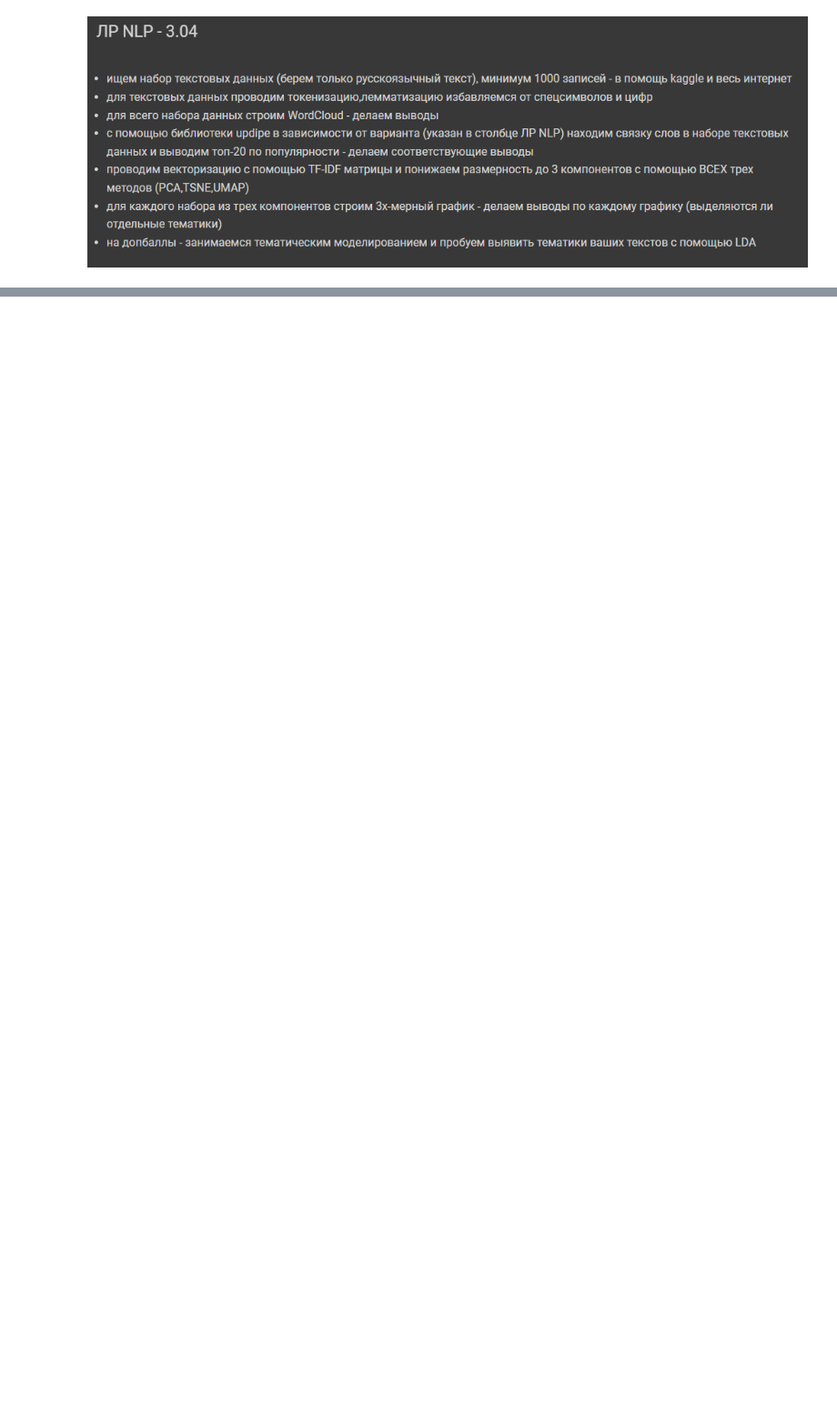
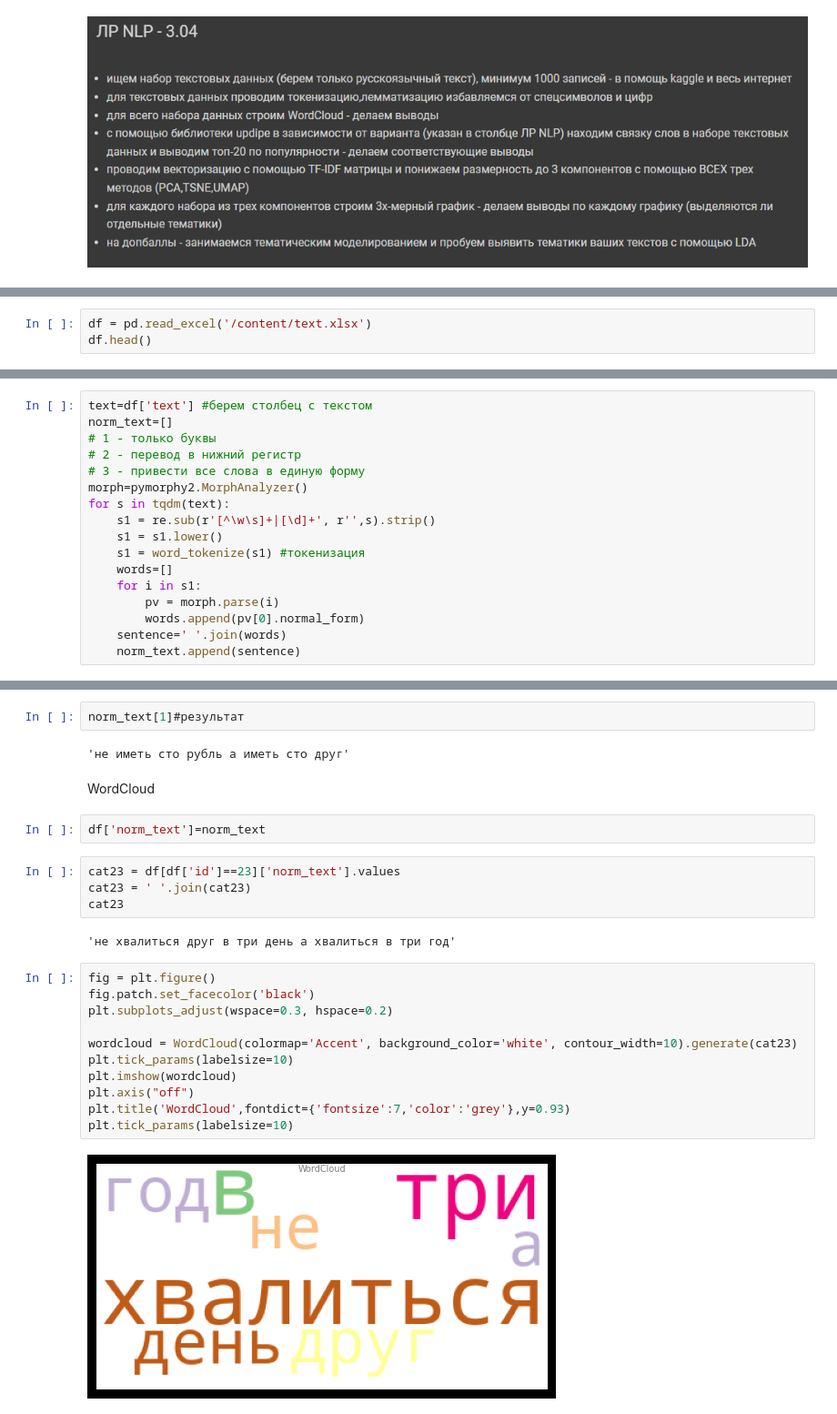
Before and after one commit to polinakochneva1/me_labs_house, a Jupyter notebook: laba_3.ipynb, the cells around one changed output, grey strips where cells are left out. Shown at 91% size. Drawn from its saved outputs; the diff is of its cells as text; blank space fills up the shorter version.

```diff
--- a/laba_3.ipynb
+++ b/laba_3.ipynb
@@ -4,0 +7,3 @@
+# %%
+df = pd.read_excel('/content/text.xlsx')
+df.head()
@@ -4,0 +60,17 @@
+# %%
+text=df['text'] #берем столбец с текстом
+norm_text=[]
+# 1 - только буквы
+# 2 - перевод в нижний регистр
+# 3 - привести все слова в единую форму
+morph=pymorphy2.MorphAnalyzer()
+for s in tqdm(text):
+    s1 = re.sub(r'[^\w\s]+|[\d]+', r'',s).strip()
+    s1 = s1.lower()
+    s1 = word_tokenize(s1) #токенизация
+    words=[]
+    for i in s1:
+        pv = morph.parse(i)
+        words.append(pv[0].normal_form)
+    sentence=' '.join(words)
+    norm_text.append(sentence)
@@ -4,0 +81,27 @@
+# %%
+norm_text[1]#результат
+# %% [output]
+'не иметь сто рубль а иметь сто друг'
+# %% [markdown]
+WordCloud
+# %%
+df['norm_text']=norm_text
+# %%
+cat23 = df[df['id']==23]['norm_text'].values
+cat23 = ' '.join(cat23)
+cat23
+# %% [output]
+'не хвалиться друг в три день а хвалиться в три год'
+# %%
+fig = plt.figure()
+fig.patch.set_facecolor('black')
+plt.subplots_adjust(wspace=0.3, hspace=0.2)
+
+wordcloud = WordCloud(colormap='Accent', background_color='white', contour_width=10).generate(cat23)
+plt.tick_params(labelsize=10)
+plt.imshow(wordcloud)
+plt.axis("off")
+plt.title('WordCloud',fontdict={'fontsize':7,'color':'grey'},y=0.93)
+plt.tick_params(labelsize=10)
+# %% [output]
+[figure, added]
```
Also changed, not shown: parts of 16 cells of this notebook.
